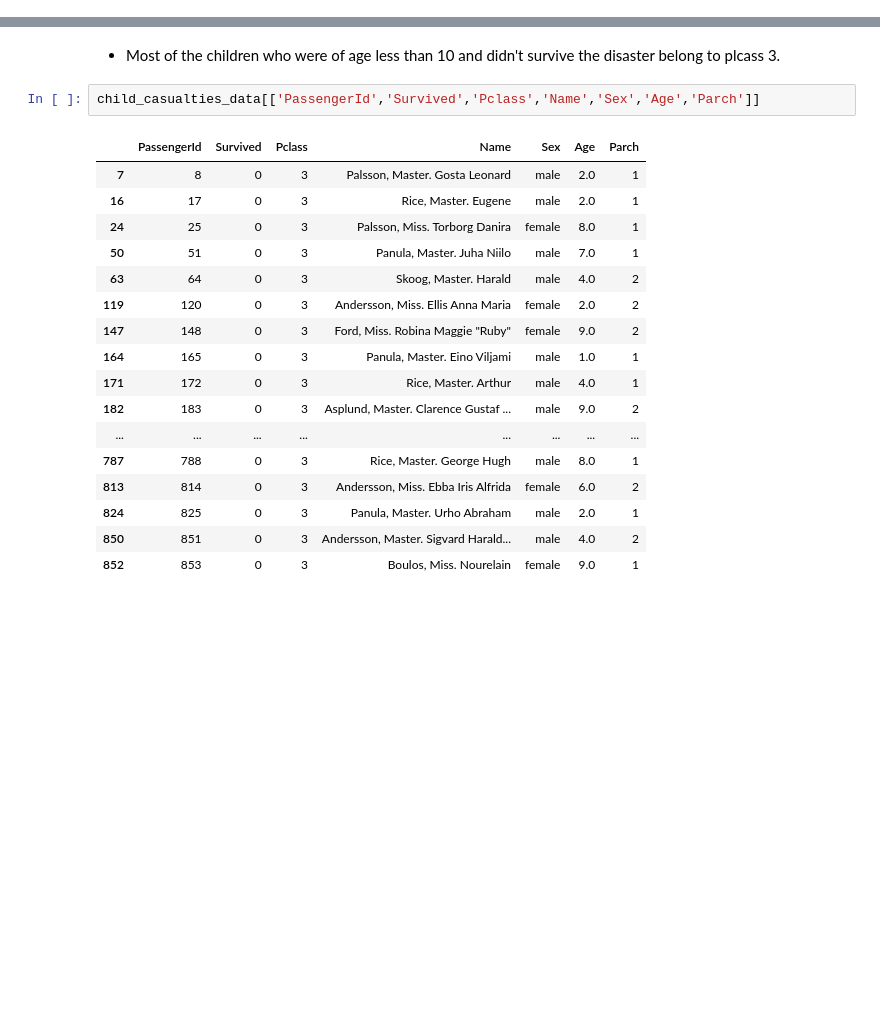
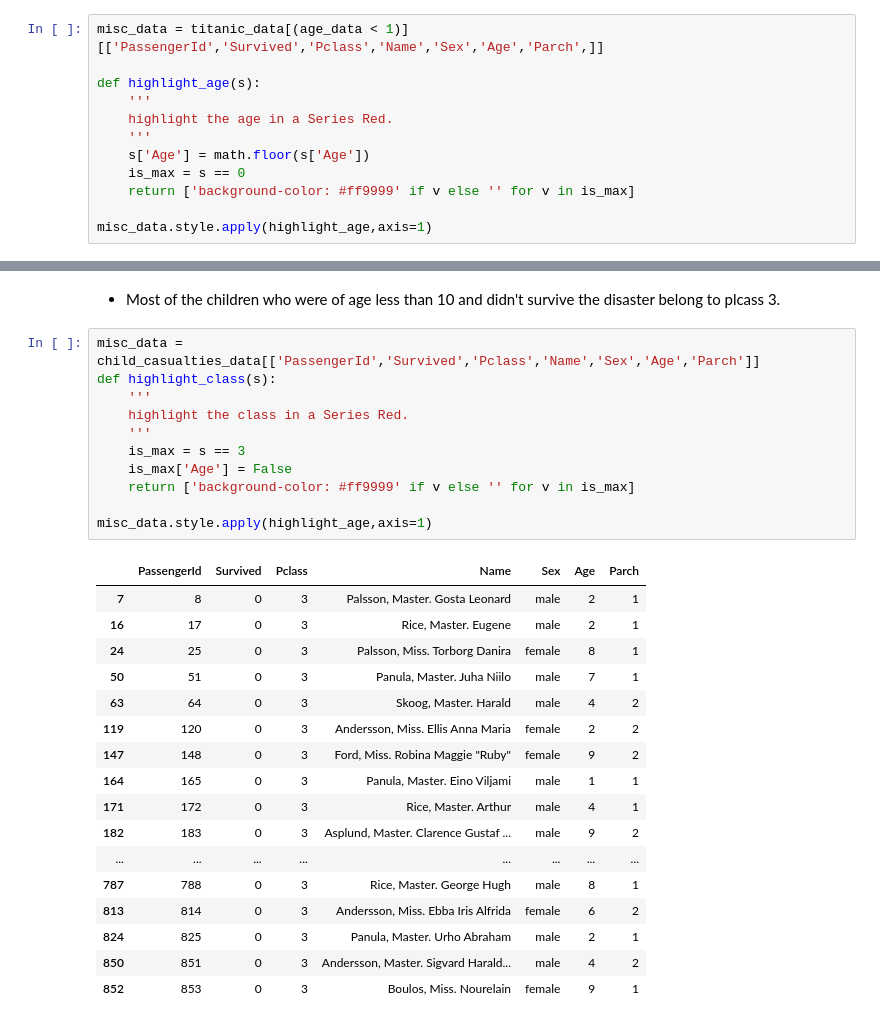
Before and after one commit to chaitanya6761/Udacity-Data-Analyst-Nano-Degree, a Jupyter notebook: P2 Investigate A Dataset(Titanic Survival Data)/Titanic_Data_Analysis.ipynb, the cells around one changed output, grey strips where cells are left out. Saved outputs shown, nothing was run; the diff lists cells and outputs as text; blank space fills up the shorter version.

Commit message:
added functions to highlight misc data

```diff
--- a/P2 Investigate A Dataset(Titanic Survival Data)/Titanic_Data_Analysis.ipynb
+++ b/P2 Investigate A Dataset(Titanic Survival Data)/Titanic_Data_Analysis.ipynb
@@ -432,0 +422,12 @@ titanic_data[(age_data < 1)][['PassengerId','Survived','Pclass','Name','Sex','Ag
+# %%
+misc_data = titanic_data[(age_data < 1)][['PassengerId','Survived','Pclass','Name','Sex','Age','Parch',]]
+
+def highlight_age(s):
+    '''
+    highlight the age in a Series Red.
+    '''
+    s['Age'] = math.floor(s['Age'])
+    is_max = s == 0
+    return ['background-color: #ff9999' if v else '' for v in is_max]
+
+misc_data.style.apply(highlight_age,axis=1)
@@ -433,22 +443,31 @@ titanic_data[(age_data < 1)][['PassengerId','Survived','Pclass','Name','Sex','Ag
 # %% [markdown]
 - Most of the children who were of age less than 10 and didn't survive the disaster belong to plcass 3.
-# %%
-child_casualties_data[['PassengerId','Survived','Pclass','Name','Sex','Age','Parch']]
-# %% [output]
-|  | PassengerId | Survived | Pclass | Name | Sex | Age | Parch |
-| 7 | 8 | 0 | 3 | Palsson, Master. Gosta Leonard | male | 2.0 | 1 |
-| 16 | 17 | 0 | 3 | Rice, Master. Eugene | male | 2.0 | 1 |
-| 24 | 25 | 0 | 3 | Palsson, Miss. Torborg Danira | female | 8.0 | 1 |
-| 50 | 51 | 0 | 3 | Panula, Master. Juha Niilo | male | 7.0 | 1 |
-| 63 | 64 | 0 | 3 | Skoog, Master. Harald | male | 4.0 | 2 |
-| 119 | 120 | 0 | 3 | Andersson, Miss. Ellis Anna Maria | female | 2.0 | 2 |
-| 147 | 148 | 0 | 3 | Ford, Miss. Robina Maggie "Ruby" | female | 9.0 | 2 |
-| 164 | 165 | 0 | 3 | Panula, Master. Eino Viljami | male | 1.0 | 1 |
-| 171 | 172 | 0 | 3 | Rice, Master. Arthur | male | 4.0 | 1 |
-| 182 | 183 | 0 | 3 | Asplund, Master. Clarence Gustaf ... | male | 9.0 | 2 |
-| ... | ... | ... | ... | ... | ... | ... | ... |
-| 787 | 788 | 0 | 3 | Rice, Master. George Hugh | male | 8.0 | 1 |
-| 813 | 814 | 0 | 3 | Andersson, Miss. Ebba Iris Alfrida | female | 6.0 | 2 |
-| 824 | 825 | 0 | 3 | Panula, Master. Urho Abraham | male | 2.0 | 1 |
-| 850 | 851 | 0 | 3 | Andersson, Master. Sigvard Harald... | male | 4.0 | 2 |
-| 852 | 853 | 0 | 3 | Boulos, Miss. Nourelain | female | 9.0 | 1 |
+# %%
+misc_data = child_casualties_data[['PassengerId','Survived','Pclass','Name','Sex','Age','Parch']]
+def highlight_class(s):
+    '''
+    highlight the class in a Series Red.
+    '''
+    is_max = s == 3
+    is_max['Age'] = False
+    return ['background-color: #ff9999' if v else '' for v in is_max]
+
+misc_data.style.apply(highlight_age,axis=1)
+# %% [output]
+|  | PassengerId | Survived | Pclass | Name | Sex | Age | Parch |
+| 7 | 8 | 0 | 3 | Palsson, Master. Gosta Leonard | male | 2 | 1 |
+| 16 | 17 | 0 | 3 | Rice, Master. Eugene | male | 2 | 1 |
+| 24 | 25 | 0 | 3 | Palsson, Miss. Torborg Danira | female | 8 | 1 |
+| 50 | 51 | 0 | 3 | Panula, Master. Juha Niilo | male | 7 | 1 |
+| 63 | 64 | 0 | 3 | Skoog, Master. Harald | male | 4 | 2 |
+| 119 | 120 | 0 | 3 | Andersson, Miss. Ellis Anna Maria | female | 2 | 2 |
+| 147 | 148 | 0 | 3 | Ford, Miss. Robina Maggie "Ruby" | female | 9 | 2 |
+| 164 | 165 | 0 | 3 | Panula, Master. Eino Viljami | male | 1 | 1 |
+| 171 | 172 | 0 | 3 | Rice, Master. Arthur | male | 4 | 1 |
+| 182 | 183 | 0 | 3 | Asplund, Master. Clarence Gustaf ... | male | 9 | 2 |
+| ... | ... | ... | ... | ... | ... | ... | ... |
+| 787 | 788 | 0 | 3 | Rice, Master. George Hugh | male | 8 | 1 |
+| 813 | 814 | 0 | 3 | Andersson, Miss. Ebba Iris Alfrida | female | 6 | 2 |
+| 824 | 825 | 0 | 3 | Panula, Master. Urho Abraham | male | 2 | 1 |
+| 850 | 851 | 0 | 3 | Andersson, Master. Sigvard Harald... | male | 4 | 2 |
+| 852 | 853 | 0 | 3 | Boulos, Miss. Nourelain | female | 9 | 1 |
```
Also changed, not shown: parts of 3 cells of this notebook.
